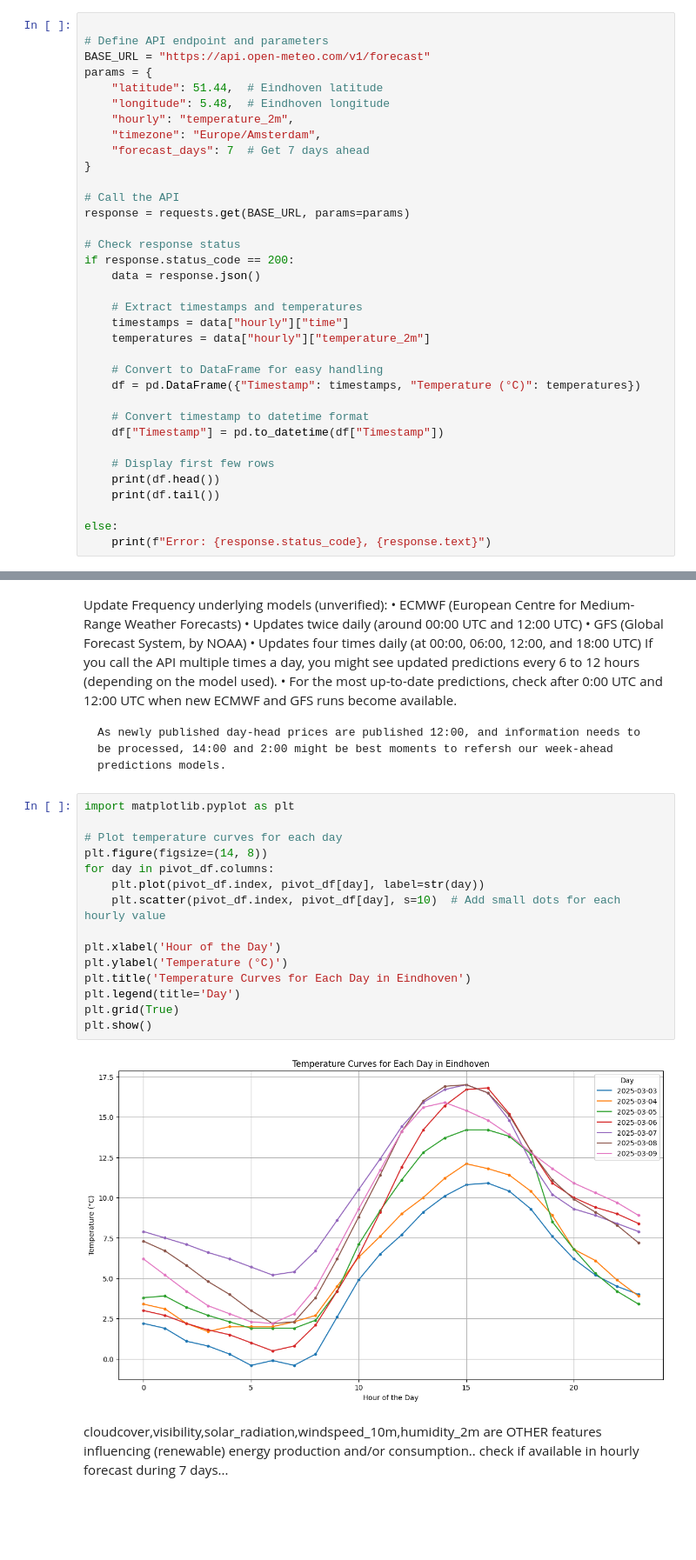
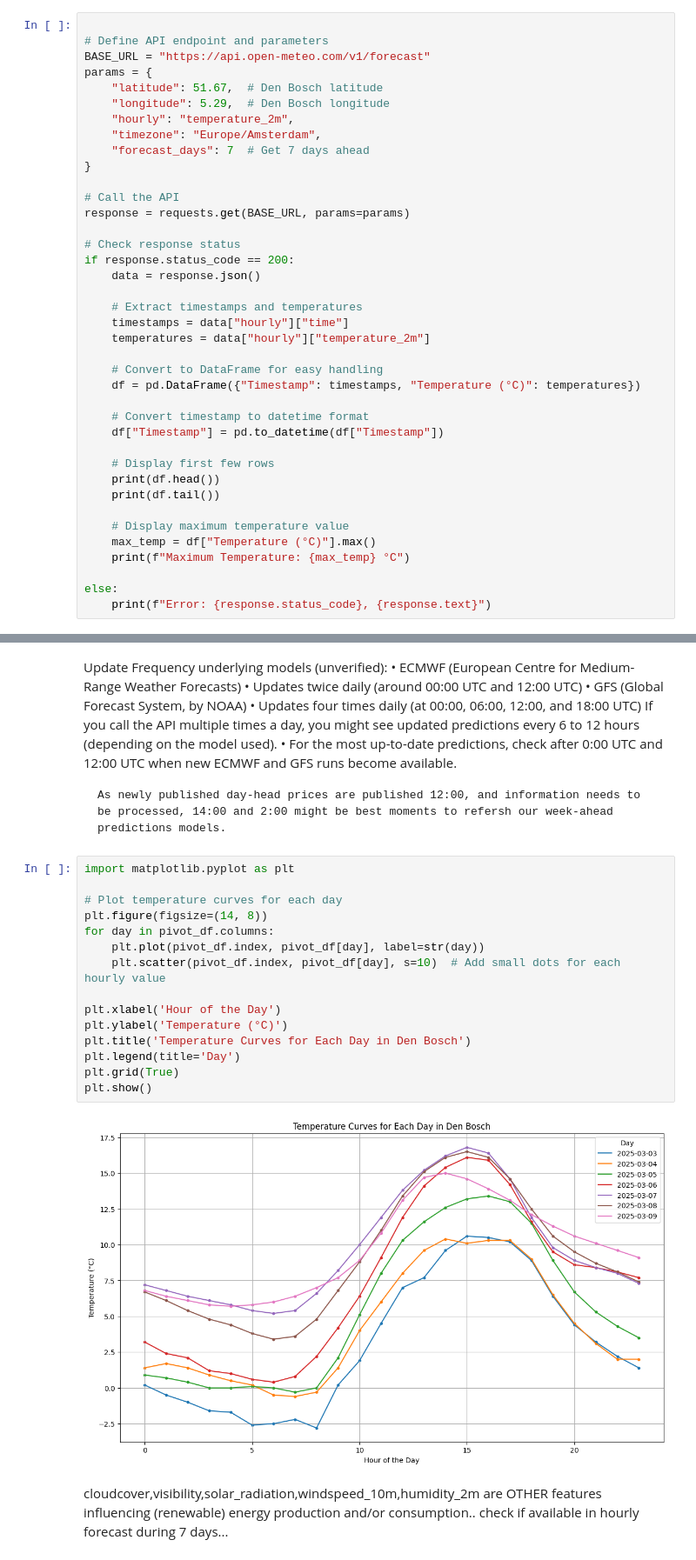
Before and after one commit to tvgerwe/ENEXIS, a Jupyter notebook: workspaces/twan/open_meteo_api.ipynb, the cells around one changed output, grey strips where cells are left out. Shown at 87% size. Cells and saved outputs as stored; diff of their text form; blank space fills up the shorter version.

```diff
--- a/workspaces/twan/open_meteo_api.ipynb
+++ b/workspaces/twan/open_meteo_api.ipynb
@@ -25,8 +25,8 @@ Note: you may need to restart the kernel to use updated packages.
 # Define API endpoint and parameters
 BASE_URL = "https://api.open-meteo.com/v1/forecast"
 params = {
-    "latitude": 51.44,  # Eindhoven latitude
-    "longitude": 5.48,  # Eindhoven longitude
+    "latitude": 51.67,  # Den Bosch latitude
+    "longitude": 5.29,  # Den Bosch longitude
     "hourly": "temperature_2m",
     "timezone": "Europe/Amsterdam",
     "forecast_days": 7  # Get 7 days ahead
@@ -53,6 +53,10 @@ if response.status_code == 200:
     print(df.head())
     print(df.tail())
 
+    # Display maximum temperature value
+    max_temp = df["Temperature (°C)"].max()
+    print(f"Maximum Temperature: {max_temp} °C")
+
 else:
     print(f"Error: {response.status_code}, {response.text}")
 # %% [output]
@@ -108,19 +113,19 @@ If you call the API multiple times a day, you might see updated predictions ever
 # %%
 import matplotlib.pyplot as plt
 
 # Plot temperature curves for each day
 plt.figure(figsize=(14, 8))
 for day in pivot_df.columns:
     plt.plot(pivot_df.index, pivot_df[day], label=str(day))
     plt.scatter(pivot_df.index, pivot_df[day], s=10)  # Add small dots for each hourly value
 
 plt.xlabel('Hour of the Day')
 plt.ylabel('Temperature (°C)')
-plt.title('Temperature Curves for Each Day in Eindhoven')
+plt.title('Temperature Curves for Each Day in Den Bosch')
 plt.legend(title='Day')
 plt.grid(True)
 plt.show()
 # %% [output]
-[figure, old version]
+[figure, new version]
 # %% [markdown]
 cloudcover,visibility,solar_radiation,windspeed_10m,humidity_2m are OTHER features influencing (renewable) energy production and/or consumption.. check if available in hourly forecast during 7 days...
```
Also changed, not shown: parts of 2 cells of this notebook, 2 other files.
